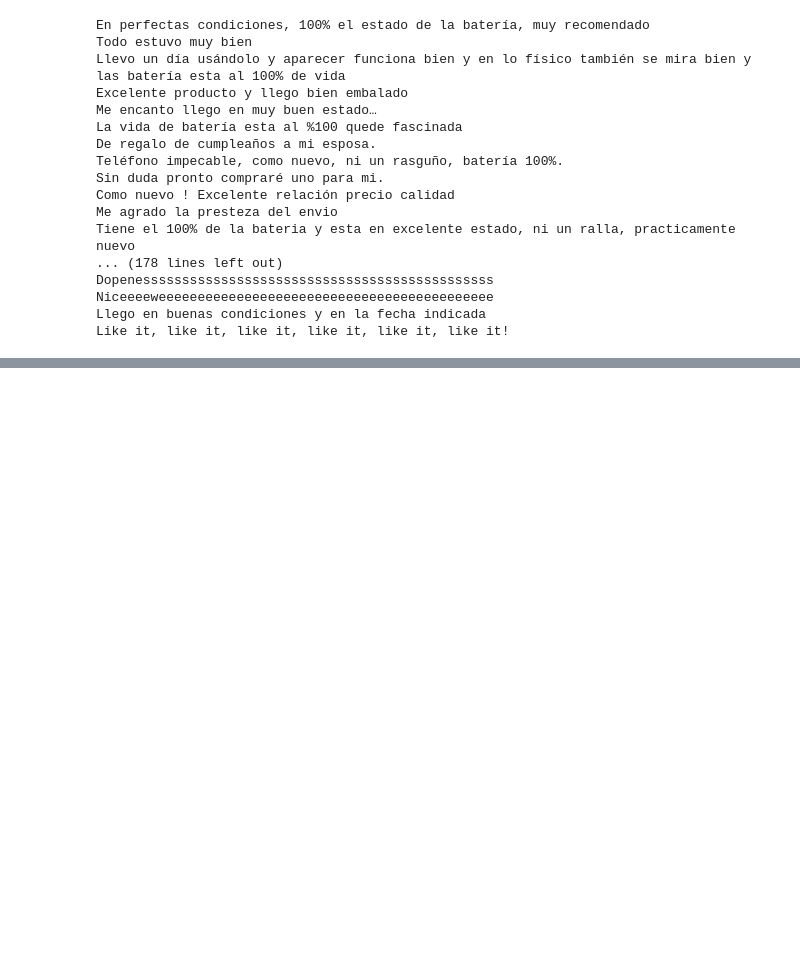
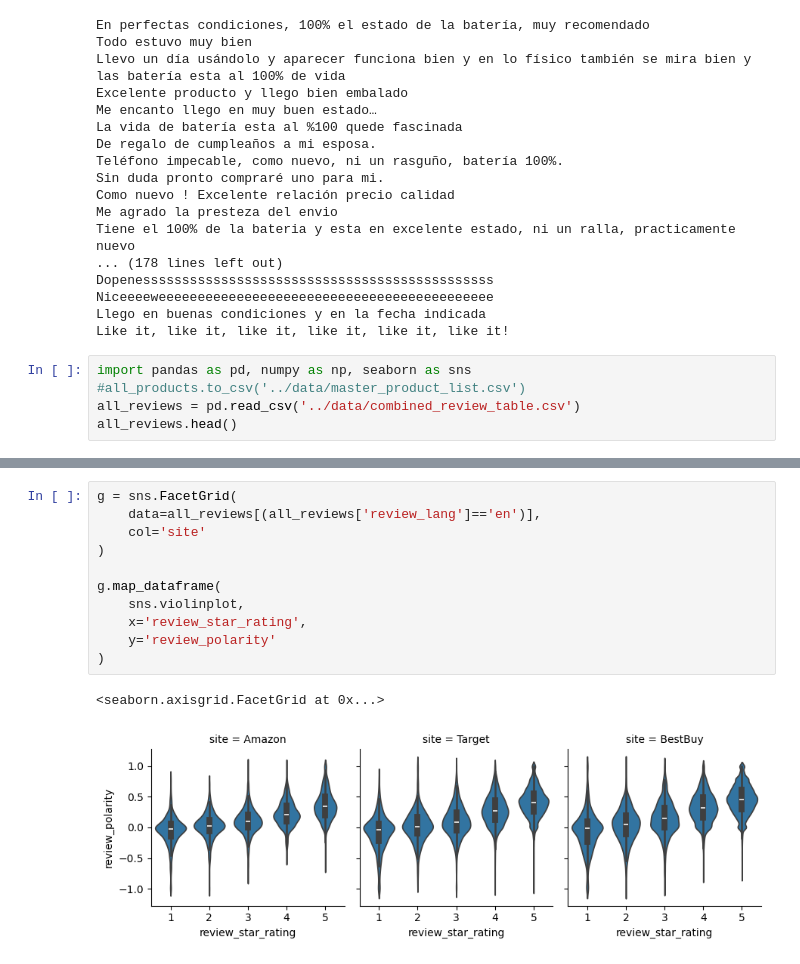
Before and after one commit to aneeshkhole/Perceived-Usefulness-of-online-customer-reviews, a Jupyter notebook: src/Data Combine and Clean.ipynb, the cells around one changed output, grey strips where cells are left out. Cells and saved outputs as stored; diff of their text form; blank space fills up the shorter version.

```diff
--- a/src/Data Combine and Clean.ipynb
+++ b/src/Data Combine and Clean.ipynb
@@ -283,3 +372,8 @@ Dopenesssssssssssssssssssssssssssssssssssssssssssss
 Niceeeeweeeeeeeeeeeeeeeeeeeeeeeeeeeeeeeeeeeeeeeeeee
 Llego en buenas condiciones y en la fecha indicada
 Like it, like it, like it, like it, like it, like it!
+# %%
+import pandas as pd, numpy as np, seaborn as sns
+#all_products.to_csv('../data/master_product_list.csv')
+all_reviews = pd.read_csv('../data/combined_review_table.csv')
+all_reviews.head()
@@ -285,0 +387,14 @@ Like it, like it, like it, like it, like it, like it!
+# %%
+g = sns.FacetGrid(
+    data=all_reviews[(all_reviews['review_lang']=='en')],
+    col='site'
+)
+
+g.map_dataframe(
+    sns.violinplot,
+    x='review_star_rating',
+    y='review_polarity'
+)
+# %% [output]
+<seaborn.axisgrid.FacetGrid at 0x...>
+[figure, added]
```
Also changed, not shown: parts of 11 cells of this notebook, 34 other files.
